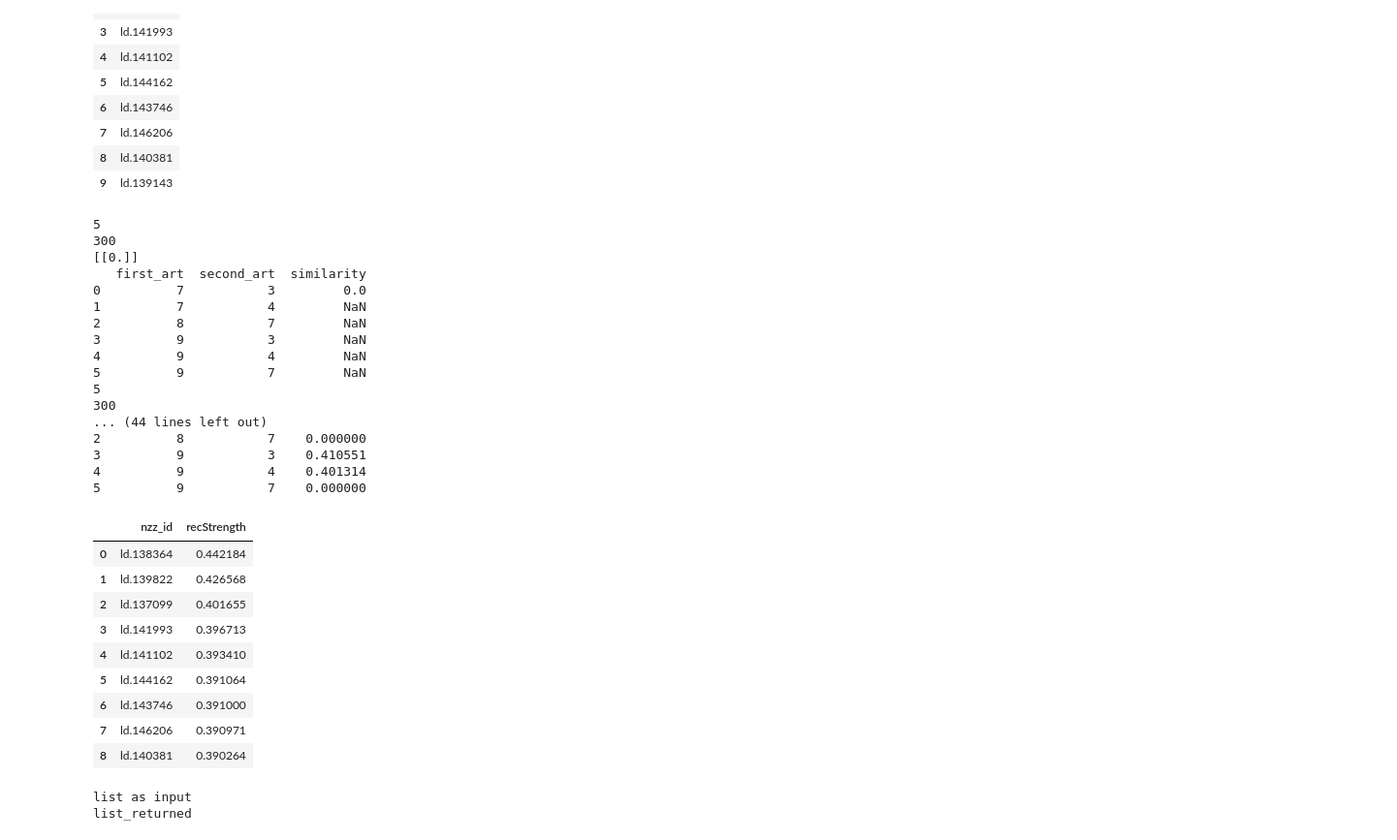
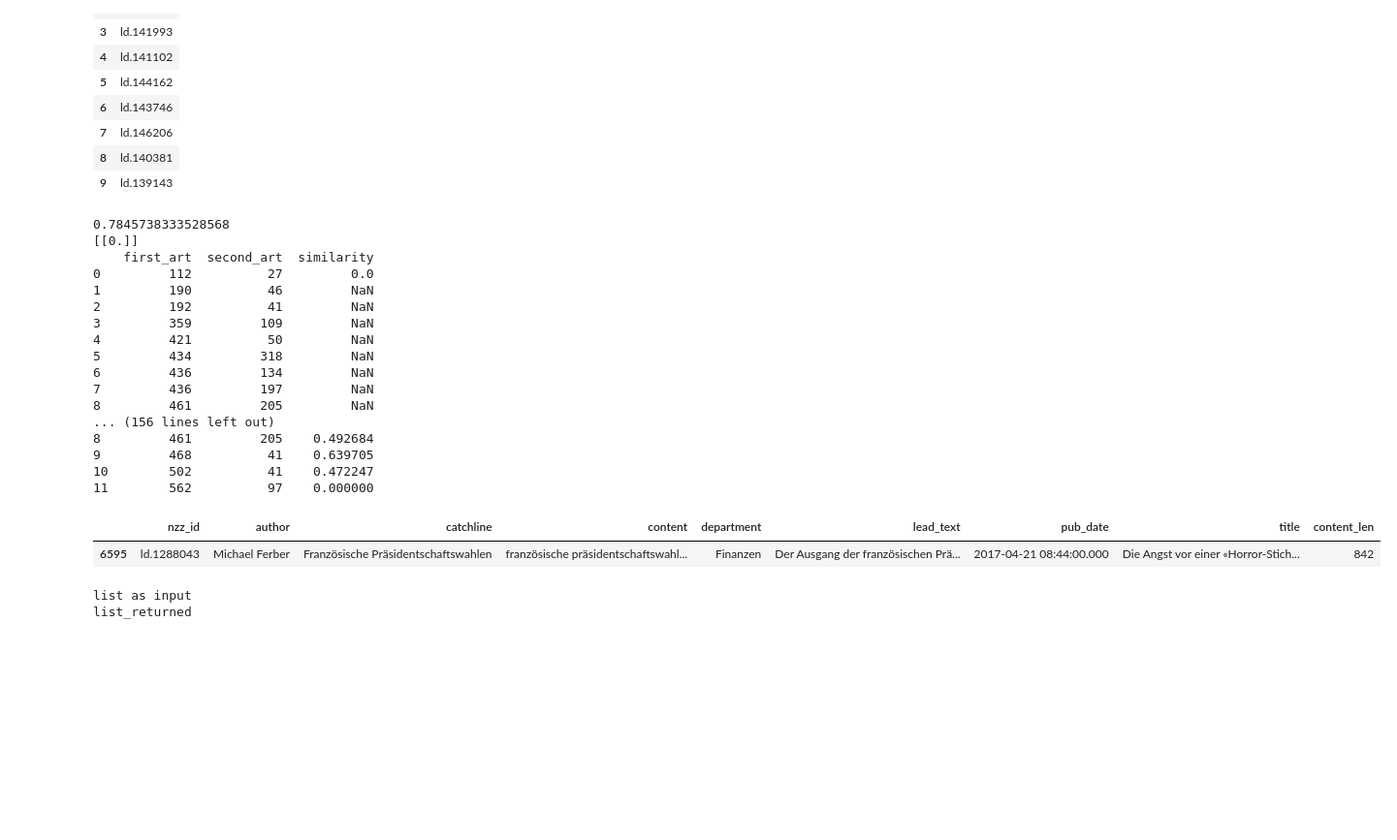
Before and after one commit to amakarewicz/RecommenderSystem, a Jupyter notebook: Agata/articles_similarity_keywords.ipynb, the cells around one changed output. Shown: that part at 97% size. Drawn from its saved outputs; the diff is of its cells as text; code cells hidden in the pictures; blank space fills up the shorter version.

Commit message:
similar articles search

```diff
--- a/Agata/articles_similarity_keywords.ipynb
+++ b/Agata/articles_similarity_keywords.ipynb
@@ -65,2 +66,8 @@ MemoryError: bad allocation
 # %%
 #test = [fasttext_model.get_word_vector(x) for x in ["asparagus", "pidgey", "yellow"]]
+# %%
+art_test = articles.query("department=='Finanzen'")
+# art_test = art_test.query("content_len>1000")
+# art_test = art_test.iloc[[41,120],]
+art_test = art_test.iloc[[197,436],]
+art_test
@@ -66,0 +78,3 @@ MemoryError: bad allocation
+# %%
+for i in range(len(art_test)):
+    matrix, feat_names = vectorize(tfidf_vectorizer, articles['content'])
@@ -99,81 +122,77 @@ pd.DataFrame(person_recs, columns=['nzz_id'])
 | 8 | ld.140381 |
 | 9 | ld.139143 |
 # %%
-id_list = list(person_recs['nzz_id'])
+id_list = list(art_test['nzz_id'])
 # extracting indices of those articles (in articles_db)
 indices = articles[articles.nzz_id.isin(id_list)].index.tolist()
 
 # extracting pairs of similar articles based on cosine similarities between vectors
 matrix_lower = np.tril(cosine_similarity(matrix[indices]))
+print(matrix_lower[436,197])
 np.fill_diagonal(matrix_lower, 0)
-similar_pairs = np.where(matrix_lower>=0.5)
+similar_pairs = np.where(matrix_lower>=0.7)
 similar_df = pd.DataFrame(np.column_stack(similar_pairs),columns=['first_art','second_art'])
 
 # extracting keywords for each pair and computing similrity between them
 for i in range(len(similar_df)):
     id_1 = similar_df.loc[i,'first_art']
+
     sorted_1 = np.argsort(matrix[id_1].data)[:-(5+1):-1]
     key_1 = np.array(feature_names)[matrix[id_1].indices[sorted_1]]
     id_2 = similar_df.loc[i,'second_art']
     sorted_2 = np.argsort(matrix[id_2].data)[:-(5+1):-1]
     key_2 = np.array(feature_names)[matrix[id_2].indices[sorted_2]]
-
+    if id_1 == 436: print(key_1)
+    if id_2 == 197: print(key_2)#print(key_2)
     # vectorization of keywords
     key_vec_1 = [fasttext_model.get_word_vector(x) for x in key_1]
     key_vec_2 = [fasttext_model.get_word_vector(x) for x in key_2]
 
     # handling occurences of empty articles
     if not key_vec_1: key_vec_1 = [fasttext_model.get_word_vector('') for i in range(5)]
     if not key_vec_2: key_vec_2 = [fasttext_model.get_word_vector('') for i in range(5)]
 
-    print(len(key_vec_1))
+    #print(len(key_vec_1))
     key_vec_1_sum = [0]*300
     key_vec_2_sum = [0]*300
     for j in range(5):
         key_vec_1_sum += key_vec_1[j]
         key_vec_2_sum += key_vec_2[j]
-    print(len(key_vec_1_sum))
+    #print(len(key_vec_1_sum))
 
     # computing similarity
     #cos_matrix = [[cosine_similarity(x.reshape(1,-1),y.reshape(1,-1)) for x in key_vec_1] for y in key_vec_2]
     similarity = cosine_similarity(key_vec_1_sum.reshape(1,-1), key_vec_2_sum.reshape(1,-1))
+
     print(similarity)
     similar_df.loc[i,'similarity'] = similarity[0][0]
     print(similar_df)
         # filtering the recommendations
-new_indices = [x for i, x in enumerate(indices) if i not in list(similar_df.loc[similar_df.similarity >= 0.3, 'first_art'])]
+new_indices = [x for i, x in enumerate(indices) if i in list(similar_df.loc[similar_df.similarity >= 0.7, 'second_art'])]
 filtered_recs_ind = articles.loc[new_indices, 'nzz_id']
 
-new_recs = person_recs.loc[person_recs.nzz_id.isin(list(filtered_recs_ind))]
+new_recs = art_test.loc[art_test.nzz_id.isin(list(filtered_recs_ind))]
 new_recs
 # %% [output]
-5
-300
+0.7845738333528568
 [[0.]]
-   first_art  second_art  similarity
-0          7           3         0.0
-1          7           4         NaN
-2          8           7         NaN
-3          9           3         NaN
-4          9           4         NaN
-5          9           7         NaN
-5
-300
-... (44 lines left out)
-2          8           7    0.000000
-3          9           3    0.410551
-4          9           4    0.401314
-5          9           7    0.000000
+    first_art  second_art  similarity
+0         112          27         0.0
+1         190          46         NaN
+2         192          41         NaN
+3         359         109         NaN
+4         421          50         NaN
+5         434         318         NaN
+6         436         134         NaN
+7         436         197         NaN
+8         461         205         NaN
+... (156 lines left out)
+8         461         205    0.492684
+9         468          41    0.639705
+10        502          41    0.472247
+11        562          97    0.000000
-|  | nzz_id | recStrength |
-| 0 | ld.138364 | 0.442184 |
-| 1 | ld.139822 | 0.426568 |
-| 2 | ld.137099 | 0.401655 |
-| 3 | ld.141993 | 0.396713 |
-| 4 | ld.141102 | 0.393410 |
-| 5 | ld.144162 | 0.391064 |
-| 6 | ld.143746 | 0.391000 |
-| 7 | ld.146206 | 0.390971 |
-| 8 | ld.140381 | 0.390264 |
+|  | nzz_id | author | catchline | content | department | lead_text | pub_date | title | content_len |
+| 6595 | ld.1288043 | Michael Ferber | Französische Präsidentschaftswahlen | französische präsidentschaftswahl... | Finanzen | Der Ausgang der französischen Prä... | 2017-04-21 08:44:00.000 | Die Angst vor einer «Horror-Stich... | 842 |
 # %%
 id_list = list(person_recs['nzz_id'])
 # extracting indices of those articles (in articles_db)
```
Also changed, not shown: parts of 4 cells of this notebook.
